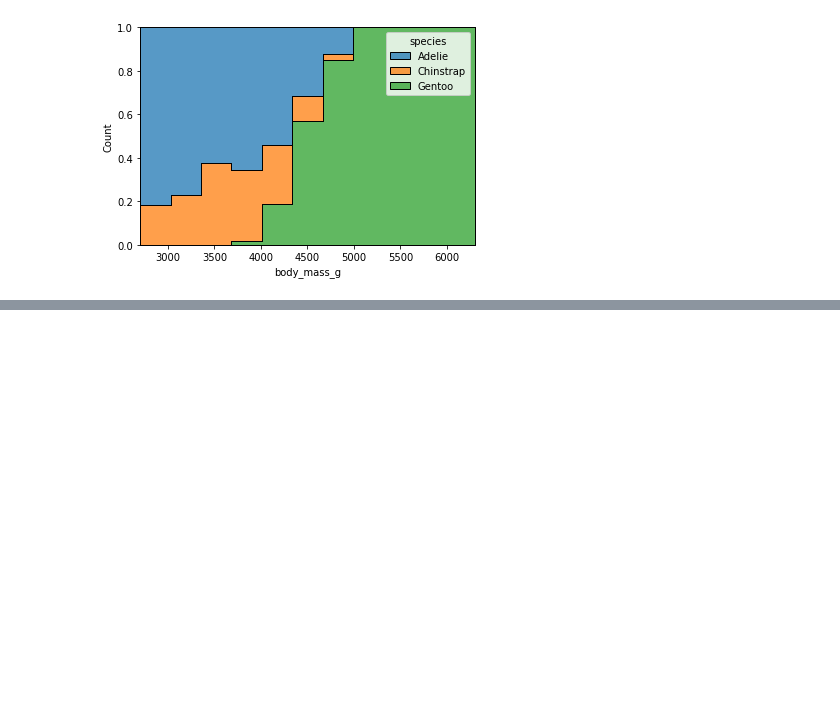
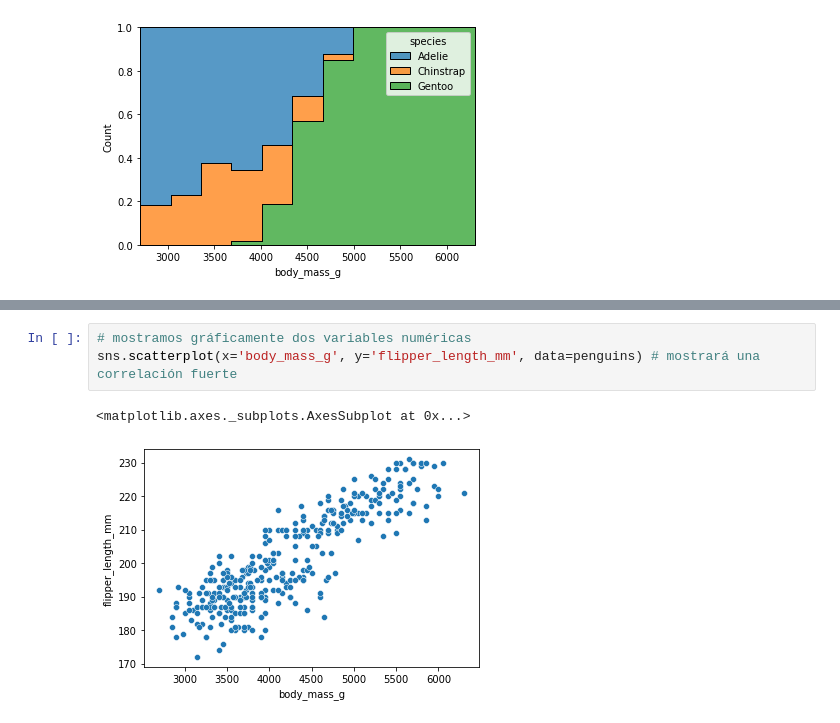
Before and after one commit to talitacardenas/The_Bridge_School_DataScience_PT, a Jupyter notebook: 02_DataAnalysis/labs/Pandas/10_Visualización_de_datos_Python_con_Matplotlib_Seaborn.ipynb, the cells around one changed output, grey strips where cells are left out. Drawn from its saved outputs; the diff is of its cells as text; blank space fills up the shorter version.

```diff
--- a/02_DataAnalysis/labs/Pandas/10_Visualización_de_datos_Python_con_Matplotlib_Seaborn.ipynb
+++ b/02_DataAnalysis/labs/Pandas/10_Visualización_de_datos_Python_con_Matplotlib_Seaborn.ipynb
@@ -406,0 +436,6 @@ sns.histplot(x=penguins.body_mass_g, hue=penguins.species, element="step", multi
+# %%
+# mostramos gráficamente dos variables numéricas
+sns.scatterplot(x='body_mass_g', y='flipper_length_mm', data=penguins) # mostrará una correlación fuerte
+# %% [output]
+<matplotlib.axes._subplots.AxesSubplot at 0x...>
+[figure, added]
```
Also changed, not shown: parts of 39 cells of this notebook.
